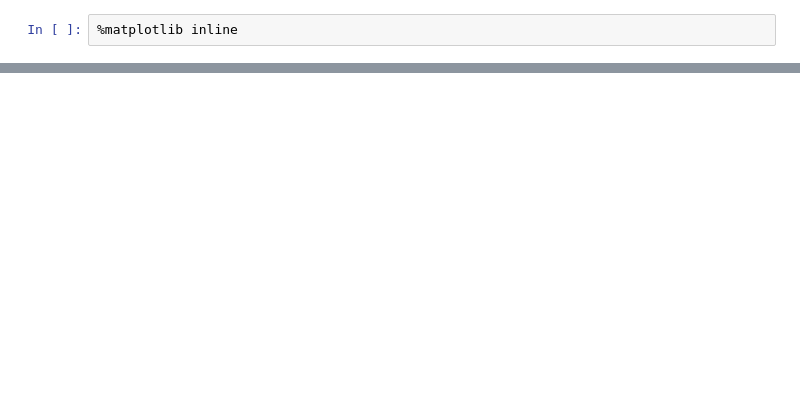
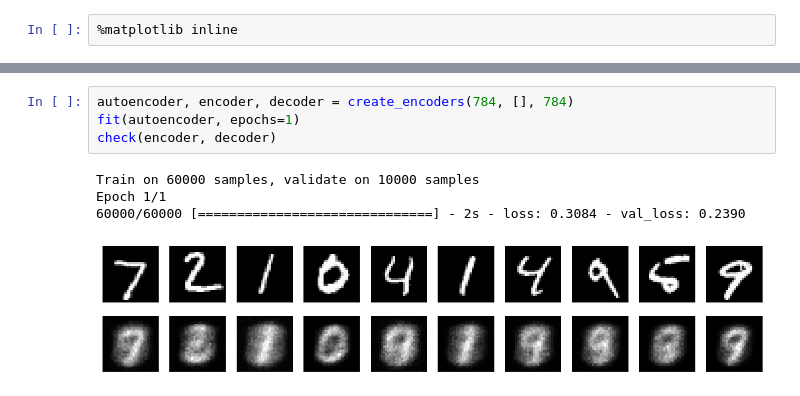
Before and after one commit to piotrbazan/machine-learning, a Jupyter notebook: projects/6 tf/autoencoder.ipynb, the cells around one changed output, grey strips where cells are left out. Cells and saved outputs as stored; diff of their text form; blank space fills up the shorter version.

```diff
--- a/projects/6 tf/autoencoder.ipynb
+++ b/projects/6 tf/autoencoder.ipynb
@@ -95,0 +125,9 @@ plt.show()
+# %%
+autoencoder, encoder, decoder = create_encoders(784, [], 784)
+fit(autoencoder, epochs=1)
+check(encoder, decoder)
+# %% [output]
+Train on 60000 samples, validate on 10000 samples
+Epoch 1/1
+60000/60000 [==============================] - 2s - loss: 0.3084 - val_loss: 0.2390
+[figure, added]
```
Also changed, not shown: parts of 12 cells of this notebook, 1 other file.
